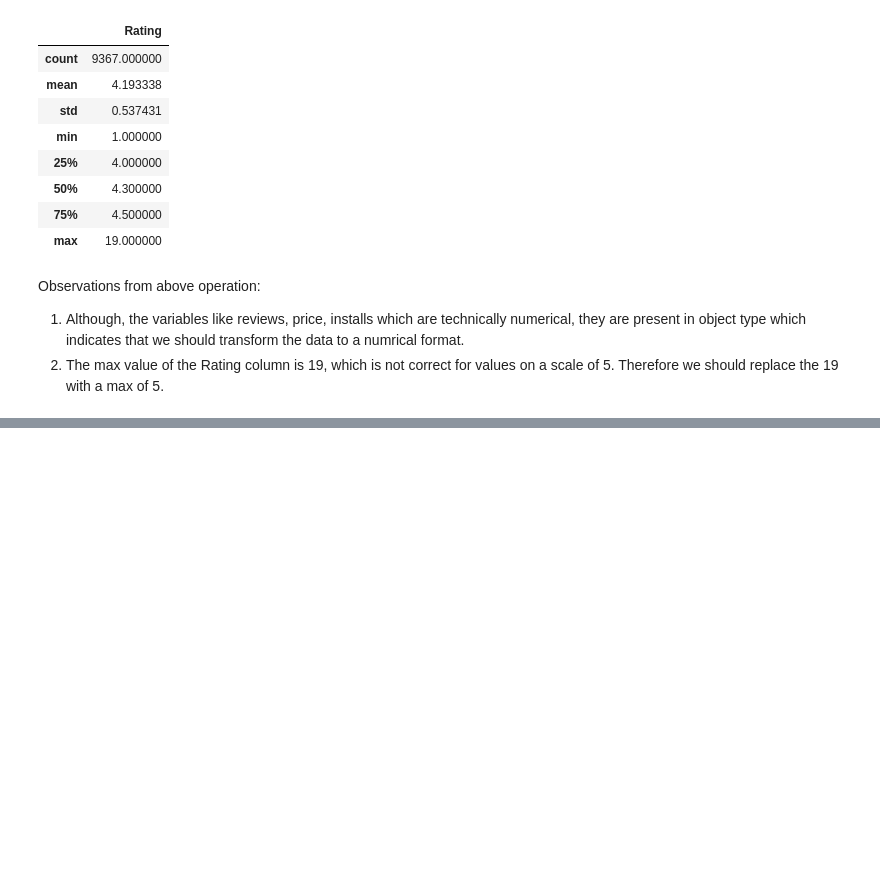
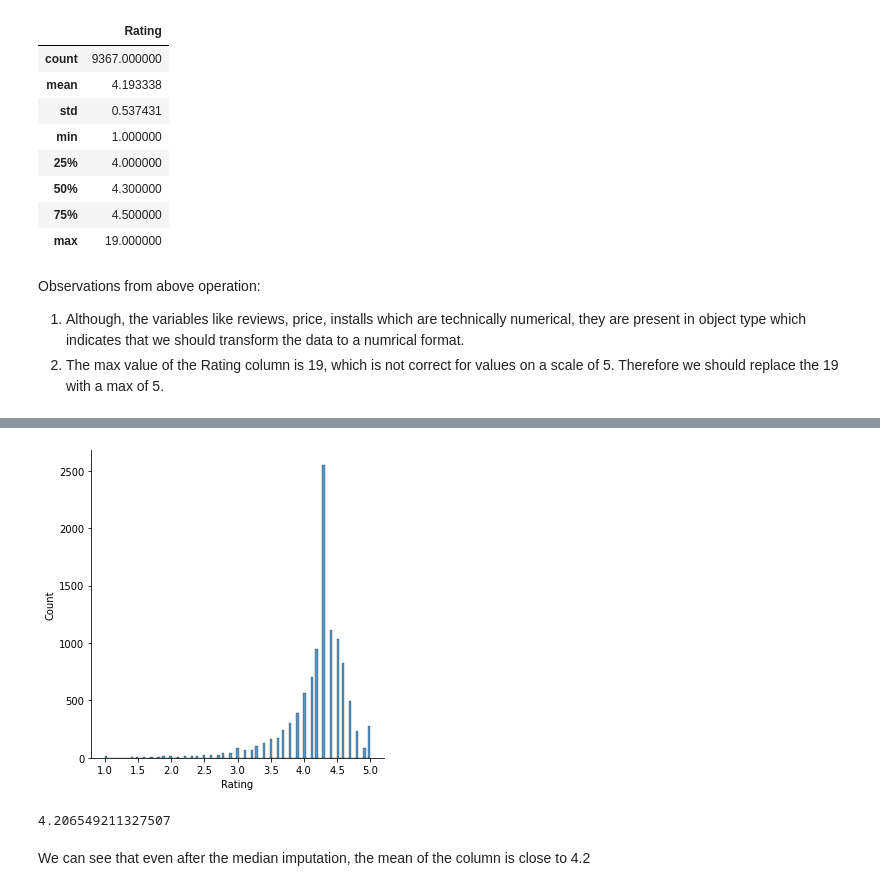
Before and after one commit to ganathetechie/AlmaBetter-Capstone-Project-1, a Jupyter notebook: Play_Store_App_Review_Analysis_Capstone_Project.ipynb, the cells around one changed output, grey strips where cells are left out. Drawn from its saved outputs; the diff is of its cells as text; code cells hidden in the pictures; blank space fills up the shorter version.

```diff
--- a/Play_Store_App_Review_Analysis_Capstone_Project.ipynb
+++ b/Play_Store_App_Review_Analysis_Capstone_Project.ipynb
@@ -153,0 +214,10 @@ sns.boxplot(apps_df.Rating)
+# %%
+ax = sns.displot(apps_df.Rating)
+# %% [output]
+[figure, added]
+# %%
+apps_df['Rating'].mean()
+# %% [output]
+4.206549211327507
+# %% [markdown]
+We can see that even after the median imputation, the mean of the column is close to 4.2
```
Also changed, not shown: parts of 23 cells of this notebook.
